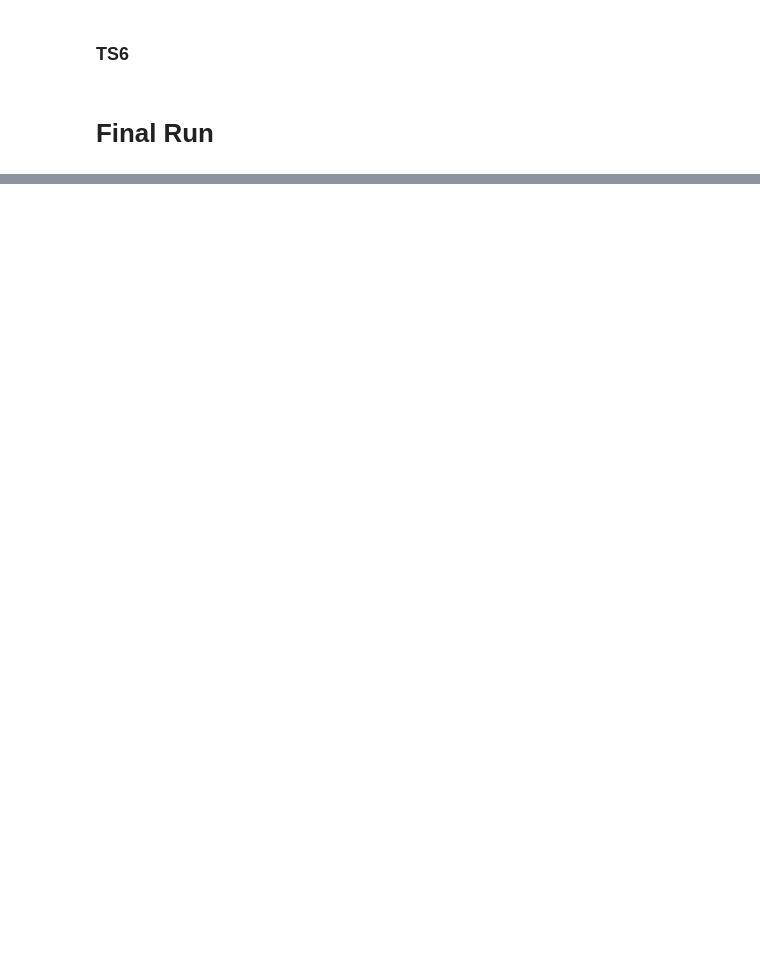
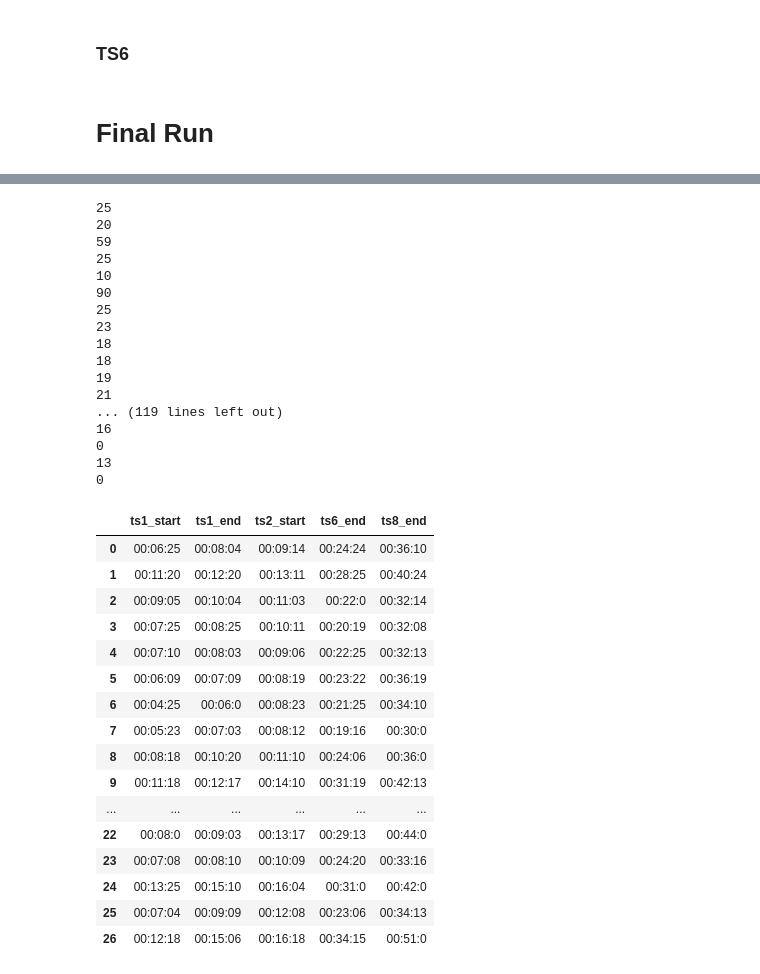
Before and after one commit to lesmonsaluta/aks-screen-rec-processing, a Jupyter notebook: testing.ipynb, the cells around one changed output, grey strips where cells are left out. Saved outputs shown, nothing was run; the diff lists cells and outputs as text; code cells hidden in the pictures; blank space fills up the shorter version.

```diff
--- a/testing.ipynb
+++ b/testing.ipynb
@@ -761,0 +871,53 @@ ts8, locking promo {'start': '', 'end': '0:36:0374296435272045'}
+# %%
+def get_frames(cell):
+    splitted = cell.split(':')
+    mins = splitted[0]
+    if int((splitted)[1]) < 10:
+        secs = f'0' + splitted[1]
+    else:
+        secs = splitted[1]
+    frames = int(round((int(splitted[2]) * 27.441254)//1, 2))
+    print(int(str(frames)[0:2]))
+    if int(str(frames)[0:2]) > 27.441254:
+        frames = '0' + str(frames)
+    else:
+        frames = str(frames)
+    return f'00:{secs}:{(frames)}'[0:8]
+# %%
+df2 = df.applymap(get_frames)
+df2
+# %% [output]
+25
+20
+59
+25
+10
+90
+25
+23
+18
+18
+19
+21
+... (119 lines left out)
+16
+0
+13
+0
+|  | ts1_start | ts1_end | ts2_start | ts6_end | ts8_end |
+| 0 | 00:06:25 | 00:08:04 | 00:09:14 | 00:24:24 | 00:36:10 |
+| 1 | 00:11:20 | 00:12:20 | 00:13:11 | 00:28:25 | 00:40:24 |
+| 2 | 00:09:05 | 00:10:04 | 00:11:03 | 00:22:0 | 00:32:14 |
+| 3 | 00:07:25 | 00:08:25 | 00:10:11 | 00:20:19 | 00:32:08 |
+| 4 | 00:07:10 | 00:08:03 | 00:09:06 | 00:22:25 | 00:32:13 |
+| 5 | 00:06:09 | 00:07:09 | 00:08:19 | 00:23:22 | 00:36:19 |
+| 6 | 00:04:25 | 00:06:0 | 00:08:23 | 00:21:25 | 00:34:10 |
+| 7 | 00:05:23 | 00:07:03 | 00:08:12 | 00:19:16 | 00:30:0 |
+| 8 | 00:08:18 | 00:10:20 | 00:11:10 | 00:24:06 | 00:36:0 |
+| 9 | 00:11:18 | 00:12:17 | 00:14:10 | 00:31:19 | 00:42:13 |
+| ... | ... | ... | ... | ... | ... |
+| 22 | 00:08:0 | 00:09:03 | 00:13:17 | 00:29:13 | 00:44:0 |
+| 23 | 00:07:08 | 00:08:10 | 00:10:09 | 00:24:20 | 00:33:16 |
+| 24 | 00:13:25 | 00:15:10 | 00:16:04 | 00:31:0 | 00:42:0 |
+| 25 | 00:07:04 | 00:09:09 | 00:12:08 | 00:23:06 | 00:34:13 |
+| 26 | 00:12:18 | 00:15:06 | 00:16:18 | 00:34:15 | 00:51:0 |
```
Also changed, not shown: parts of 11 cells of this notebook.
